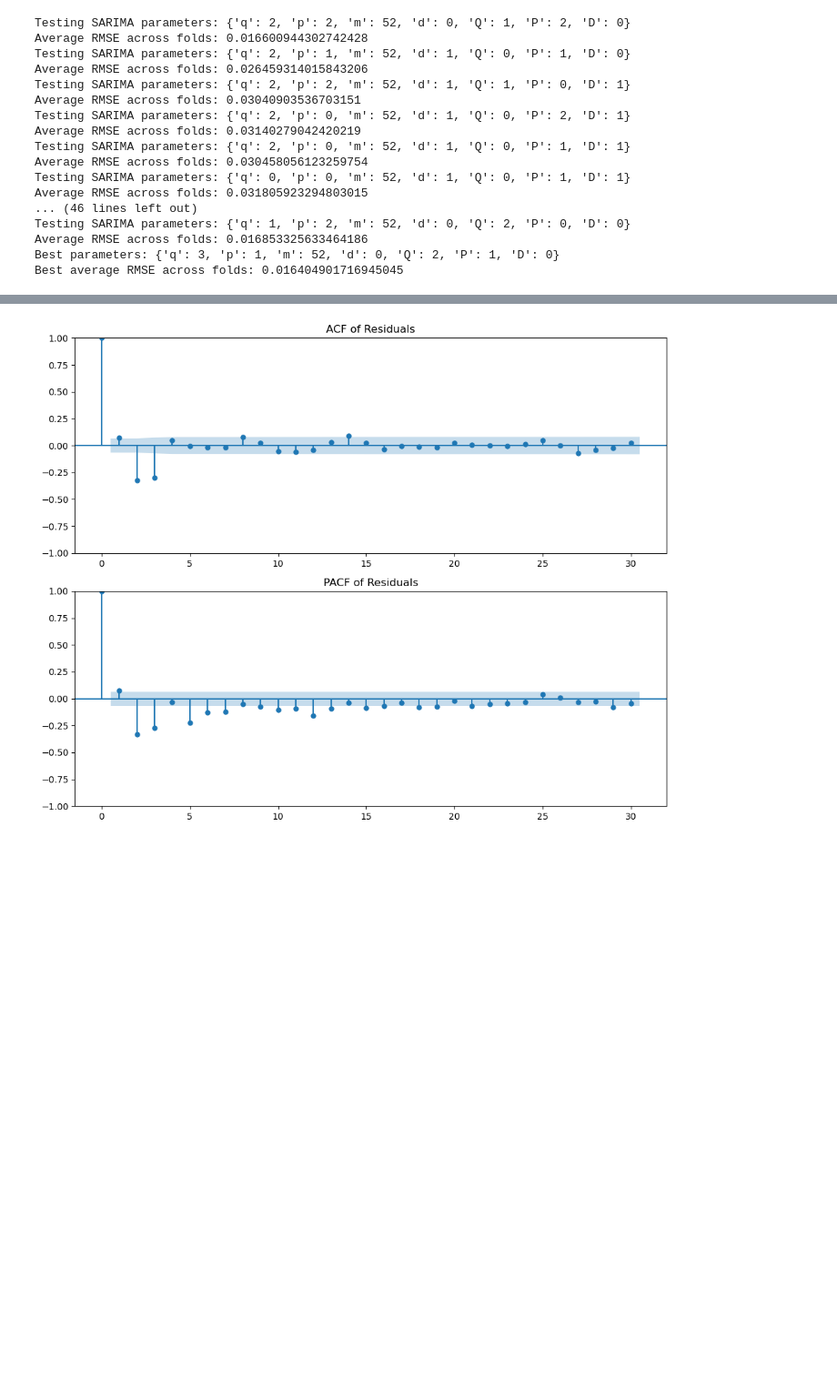
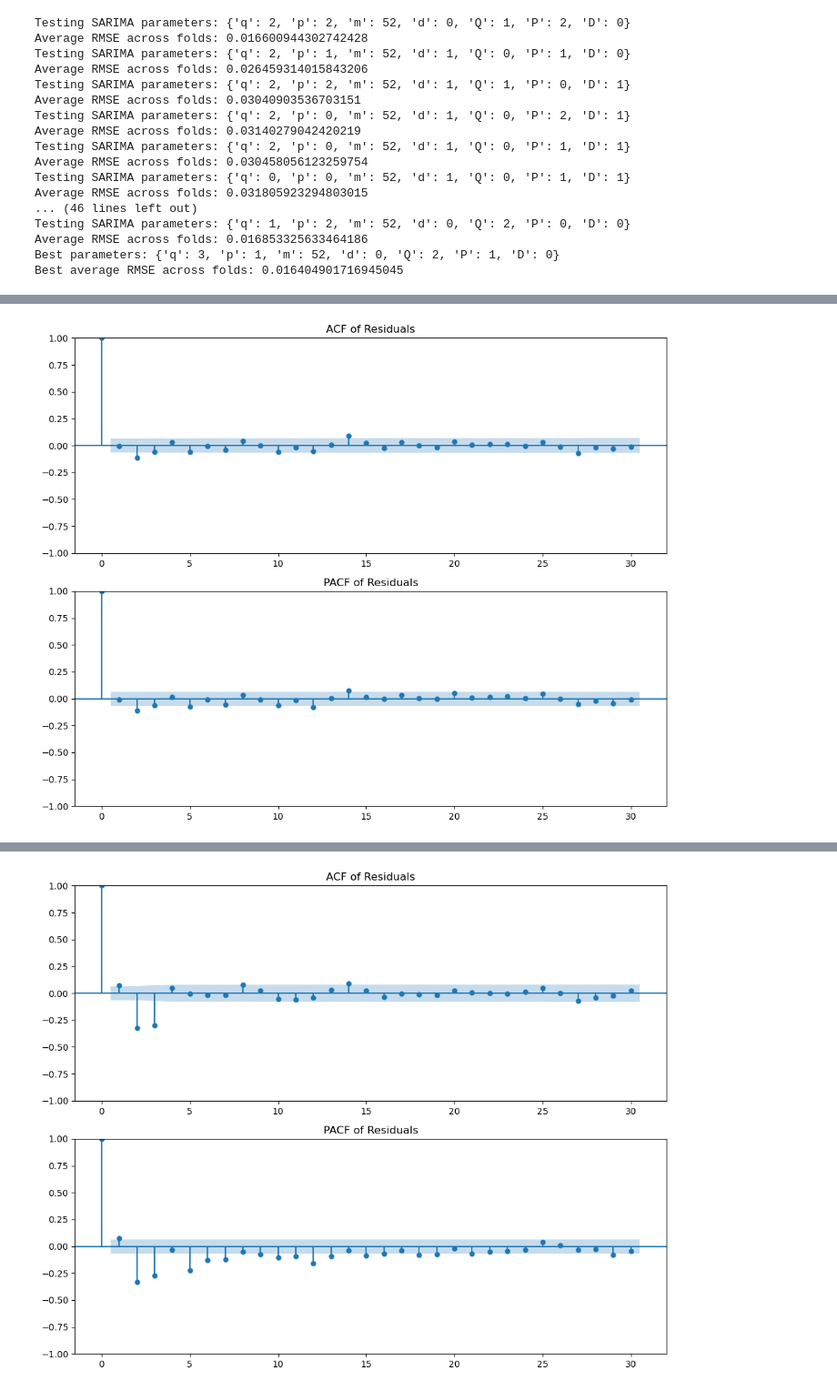
Before and after one commit to nozomu2020264/Capstone-Project---2020264-, a Jupyter notebook: SARIMAX - Exogenous Variables.ipynb, the cells around one changed output, grey strips where cells are left out. Shown at 91% size. Cells and saved outputs as stored; diff of their text form; code cells hidden in the pictures; blank space fills up the shorter version.

```diff
--- a/SARIMAX - Exogenous Variables.ipynb
+++ b/SARIMAX - Exogenous Variables.ipynb
@@ -1653,0 +1741,14 @@ Warnings:
+# %%
+# Calculate residuals from the fitted model.
+residuals_52 = sarimax_final_52.resid
+
+# Plot ACF and PACF for residuals.
+fig, ax = plt.subplots(2, 1, figsize=(10, 8))
+sm.graphics.tsa.plot_acf(residuals_52, lags=30, ax=ax[0])
+ax[0].set_title('ACF of Residuals')
+sm.graphics.tsa.plot_pacf(residuals_52, lags=30, ax=ax[1])
+ax[1].set_title('PACF of Residuals')
+plt.tight_layout()
+plt.show()
+# %% [output]
+[figure, added]
```
Also changed, not shown: parts of 29 cells of this notebook.
